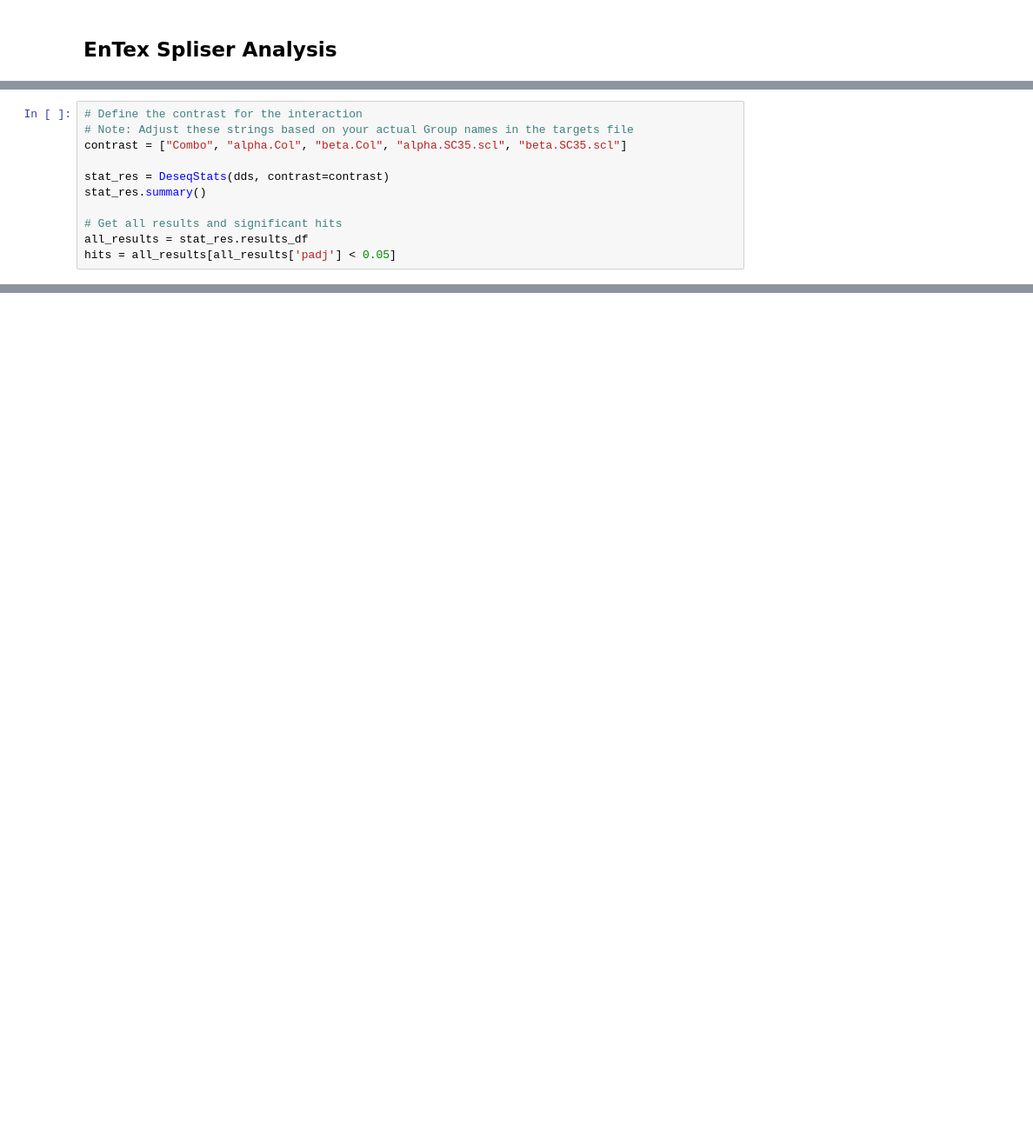
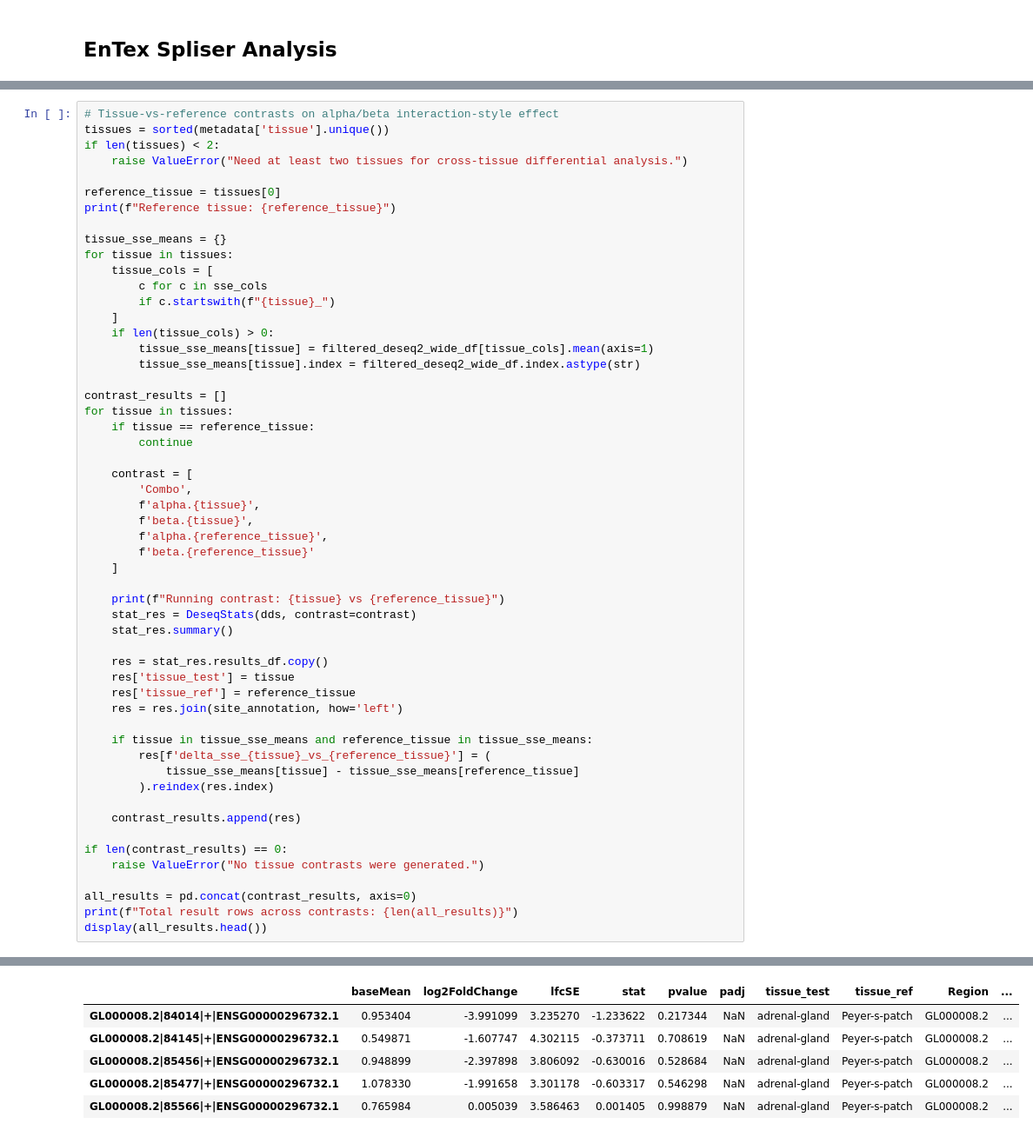
Before and after one commit to qiuresearch/AmbiSplice, a Jupyter notebook: data_expo_entex.ipynb, the cells around one changed output, grey strips where cells are left out. Shown at 87% size. Saved outputs shown, nothing was run; the diff lists cells and outputs as text; blank space fills up the shorter version.

```diff
--- a/data_expo_entex.ipynb
+++ b/data_expo_entex.ipynb
@@ -71,11 +315,55 @@ print(f"Dispersion: {dds.dispersions_[:5]}")
 # %%
-# Define the contrast for the interaction
-# Note: Adjust these strings based on your actual Group names in the targets file
-contrast = ["Combo", "alpha.Col", "beta.Col", "alpha.SC35.scl", "beta.SC35.scl"]
+# Tissue-vs-reference contrasts on alpha/beta interaction-style effect
+tissues = sorted(metadata['tissue'].unique())
+if len(tissues) < 2:
+    raise ValueError("Need at least two tissues for cross-tissue differential analysis.")
 
-stat_res = DeseqStats(dds, contrast=contrast)
-stat_res.summary()
+reference_tissue = tissues[0]
+print(f"Reference tissue: {reference_tissue}")
 
-# Get all results and significant hits
-all_results = stat_res.results_df
-hits = all_results[all_results['padj'] < 0.05]
+tissue_sse_means = {}
+for tissue in tissues:
+    tissue_cols = [
+        c for c in sse_cols
+        if c.startswith(f"{tissue}_")
+    ]
+    if len(tissue_cols) > 0:
+        tissue_sse_means[tissue] = filtered_deseq2_wide_df[tissue_cols].mean(axis=1)
+        tissue_sse_means[tissue].index = filtered_deseq2_wide_df.index.astype(str)
+
+contrast_results = []
+for tissue in tissues:
+    if tissue == reference_tissue:
+        continue
+
+    contrast = [
+        'Combo',
+        f'alpha.{tissue}',
+        f'beta.{tissue}',
+        f'alpha.{reference_tissue}',
+        f'beta.{reference_tissue}'
+    ]
+
+    print(f"Running contrast: {tissue} vs {reference_tissue}")
+    stat_res = DeseqStats(dds, contrast=contrast)
+    stat_res.summary()
+
+    res = stat_res.results_df.copy()
+    res['tissue_test'] = tissue
+    res['tissue_ref'] = reference_tissue
+    res = res.join(site_annotation, how='left')
+
+    if tissue in tissue_sse_means and reference_tissue in tissue_sse_means:
+        res[f'delta_sse_{tissue}_vs_{reference_tissue}'] = (
+            tissue_sse_means[tissue] - tissue_sse_means[reference_tissue]
+        ).reindex(res.index)
+
+    contrast_results.append(res)
+
+if len(contrast_results) == 0:
+    raise ValueError("No tissue contrasts were generated.")
+
+all_results = pd.concat(contrast_results, axis=0)
+print(f"Total result rows across contrasts: {len(all_results)}")
+display(all_results.head())
+# %% [output]
@@ -82 +410,7 @@ hits = all_results[all_results['padj'] < 0.05]
+|  | baseMean | log2FoldChange | lfcSE | stat | pvalue | padj | tissue_test | tissue_ref | Region | ... |
+| GL000008.2|84014|+|ENSG00000296732.1 | 0.953404 | -3.991099 | 3.235270 | -1.233622 | 0.217344 | NaN | adrenal-gland | Peyer-s-patch | GL000008.2 | ... |
+| GL000008.2|84145|+|ENSG00000296732.1 | 0.549871 | -1.607747 | 4.302115 | -0.373711 | 0.708619 | NaN | adrenal-gland | Peyer-s-patch | GL000008.2 | ... |
+| GL000008.2|85456|+|ENSG00000296732.1 | 0.948899 | -2.397898 | 3.806092 | -0.630016 | 0.528684 | NaN | adrenal-gland | Peyer-s-patch | GL000008.2 | ... |
+| GL000008.2|85477|+|ENSG00000296732.1 | 1.078330 | -1.991658 | 3.301178 | -0.603317 | 0.546298 | NaN | adrenal-gland | Peyer-s-patch | GL000008.2 | ... |
+| GL000008.2|85566|+|ENSG00000296732.1 | 0.765984 | 0.005039 | 3.586463 | 0.001405 | 0.998879 | NaN | adrenal-gland | Peyer-s-patch | GL000008.2 | ... |
 # %%
```
Also changed, not shown: parts of 10 cells of this notebook, 2 other files.
